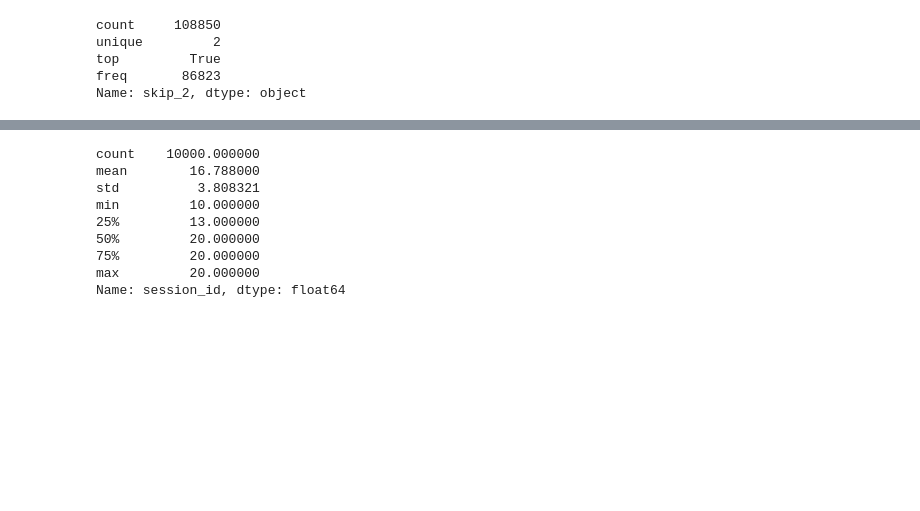
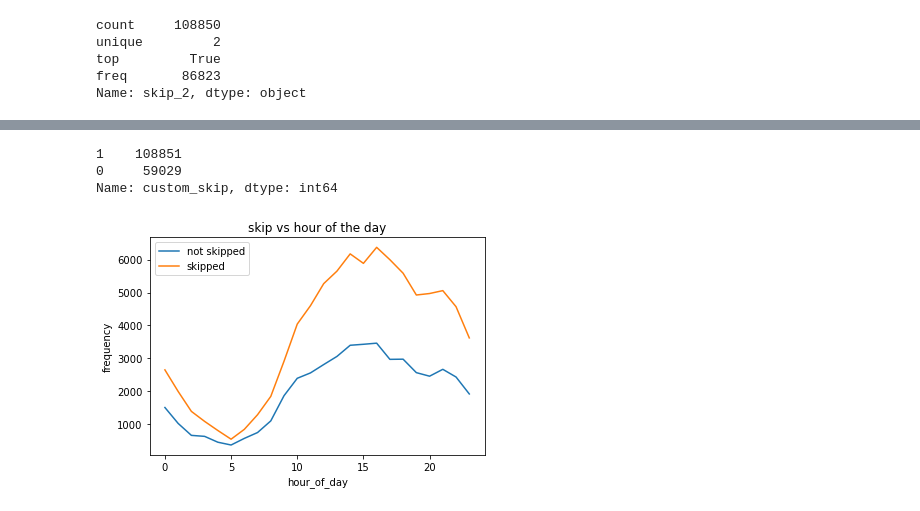
Before and after one commit to stoic-devv/spotify-causal-inference, a Jupyter notebook: src/eda/eda-adityak.ipynb, the cells around one changed output, grey strips where cells are left out. Cells and saved outputs as stored; diff of their text form; code cells hidden in the pictures; blank space fills up the shorter version.

```diff
--- a/src/eda/eda-adityak.ipynb
+++ b/src/eda/eda-adityak.ipynb
@@ -194,15 +224,35 @@ plt.show()
-# %%
-sns.pairplot(penguins, hue="species")
-sns.set(rc={'figure.figsize':(11.7,8.27)})
-# %% [output]
-count    10000.000000
-mean        16.788000
-std          3.808321
-min         10.000000
-25%         13.000000
-50%         20.000000
-75%         20.000000
-max         20.000000
-Name: session_id, dtype: float64
+# %%
+x_col = 'session_position'
+y1_data, y2_data, y3_data = skip_vs_discrete_feat(x_col=x_col)
+p = plot_discrete_feat(y1_data, y2_data, y3_data, x_col, 'skip vs session position')
+plt.show()
 # %%
 skipped_df.to_csv('../../data/session-df-ak.csv')
+# %%
+skipped_df['custom_skip'].value_counts()
+# %% [output]
+1    108851
+0     59029
+Name: custom_skip, dtype: int64
+# %%
+def skip_vs_discrete_feat1(x_col, premium=1):
+    y0_data = skipped_df[skipped_df['custom_skip'] == 0][skipped_df['premium'] == premium][x_col].value_counts()
+    y1_data = skipped_df[skipped_df['custom_skip'] == 1][skipped_df['premium'] == premium][x_col].value_counts()
+    return y0_data.sort_index(), y1_data.sort_index()
+
+def plot_discrete_feat1(y0_data, y1_data, x_col, title):
+    fig = plt.figure()
+    plt.plot(y0_data.index, y0_data.values)
+    plt.plot(y1_data.index, y1_data.values)
+    plt.xlabel(x_col)
+    plt.ylabel('frequency')
+    plt.legend(['not skipped', 'skipped'])
+    plt.title(title)
+    return fig
+# %%
+x_col = 'hour_of_day'
+y1_data, y2_data = skip_vs_discrete_feat1(x_col=x_col)
+p = plot_discrete_feat1(y1_data, y2_data, x_col, 'skip vs hour of the day')
+plt.show()
+# %% [output]
+[figure, added]
```
Also changed, not shown: parts of 11 cells of this notebook.
